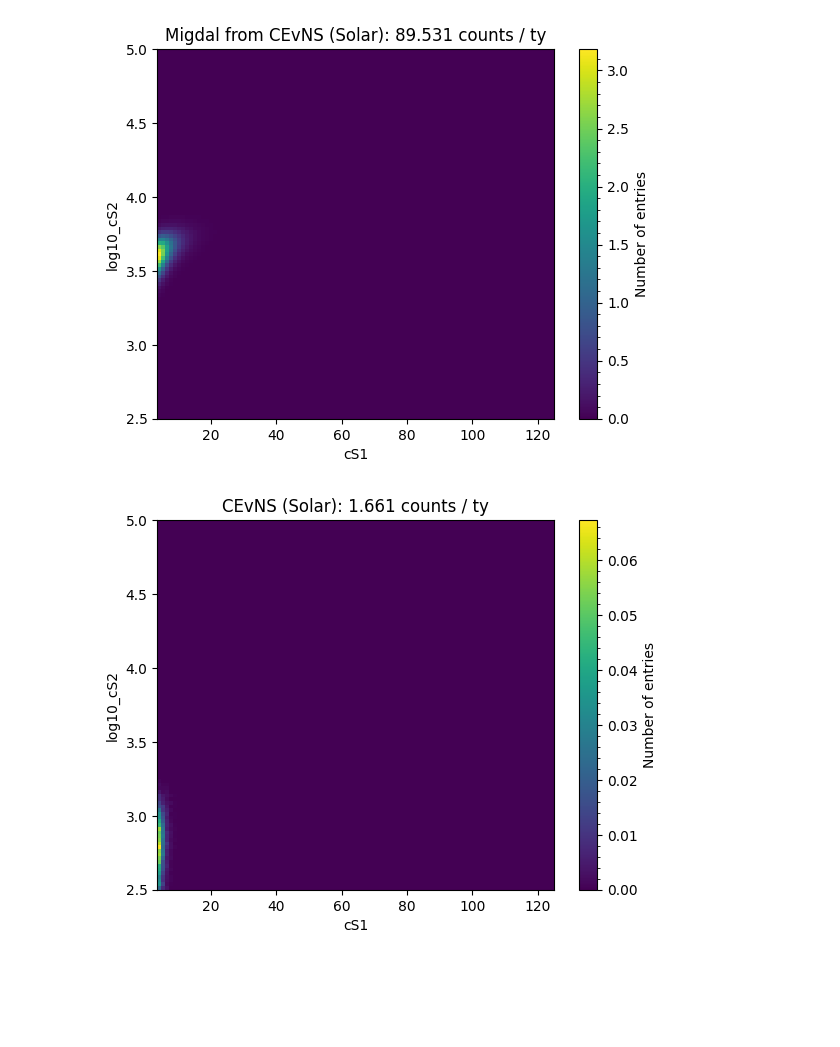
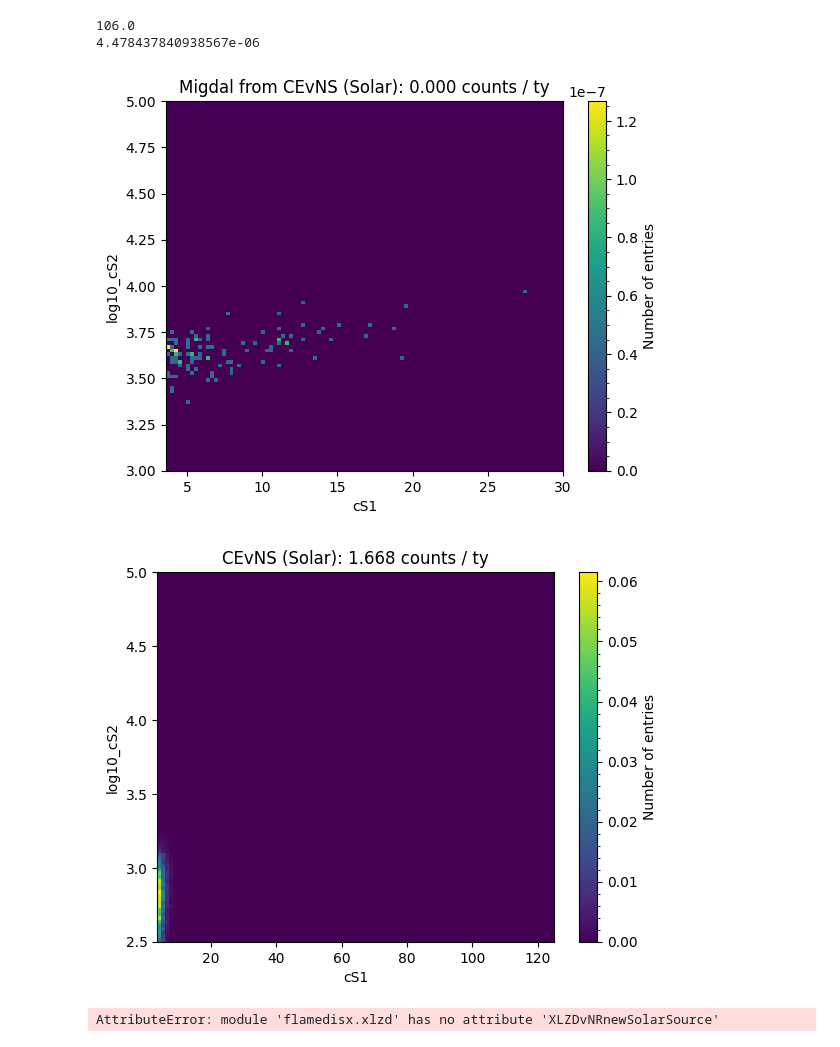
Before and after one commit to 00Goldy/CEvNS-Migdal, a Jupyter notebook: week4/test_flame.ipynb, the cells around one changed output. Cells and saved outputs as stored; diff of their text form; code cells hidden in the pictures; blank space fills up the shorter version.

```diff
--- a/week4/test_flame.ipynb
+++ b/week4/test_flame.ipynb
@@ -43,21 +43,23 @@ Mig_Solar = fd.xlzd.XLZDvMigSolarSource(configuration='60t',
                                                   drift_field_V_cm=drift_field_V_cm, gas_field_kV_cm=gas_field_kV_cm,
                                                   elife_ns=elife_ns, g1=g1)
 # %%
-Mig_Solar_LNGS_hist = Histdd(bins=100, range=[[cS1_min, cS1_max], [log10_cS2_min, log10_cS2_max]], axis_names=['cS1', 'log10_cS2'])
+Mig_Solar_LNGS_hist = Histdd(bins=100, range=[[cS1_min, 30], [3, log10_cS2_max]], axis_names=['cS1', 'log10_cS2'])
 
 Mig_Solar_LNGS_data = Mig_Solar.simulate(int(1e7))
 
 Mig_Solar_LNGS_hist.add(Mig_Solar_LNGS_data['cs1'], np.log10(Mig_Solar_LNGS_data['cs2']))
-
+print(Mig_Solar_LNGS_hist.n)
 Mig_Solar_LNGS_mu = Mig_Solar.estimate_mu(n_trials=int(1e7))
 Mig_Solar_LNGS_hist.histogram = Mig_Solar_LNGS_hist.histogram / Mig_Solar_LNGS_hist.n * Mig_Solar_LNGS_mu
-
+print(Mig_Solar_LNGS_hist.n)
 Mig_Solar_LNGS_hist.plot()
 plt.title(f'Migdal from CEvNS (Solar): {Mig_Solar_LNGS_mu:.3f} counts / ty')
 
 pdfs[1]['Mig_Solar_LNGS'] = Mig_Solar_LNGS_hist
 # %% [output]
+106.0
+4.478437840938567e-06
-[figure, old version]
+[figure, new version]
 # %%
 CEvNS_Solar = fd.xlzd.XLZDvNRSolarSource(configuration='60t',
                                                   drift_field_V_cm=drift_field_V_cm, gas_field_kV_cm=gas_field_kV_cm,
@@ -77,4 +79,10 @@ plt.title(f'CEvNS (Solar): {CEvNS_other_LNGS_mu:.3f} counts / ty')
 
 pdfs[1]['CEvNS_other_LNGS'] = CEvNS_other_LNGS_hist
 # %% [output]
-[figure, old version]
+[figure, new version]
+# %%
+CEvNS_Solar = fd.xlzd.XLZDvNRnewSolarSource(configuration='60t',
+                                                  drift_field_V_cm=drift_field_V_cm, gas_field_kV_cm=gas_field_kV_cm,
+                                                  elife_ns=elife_ns, g1=g1)
+# %% [output]
+AttributeError: module 'flamedisx.xlzd' has no attribute 'XLZDvNRnewSolarSource'
```
Also changed, not shown: parts of 2 cells of this notebook, 8 other files.
